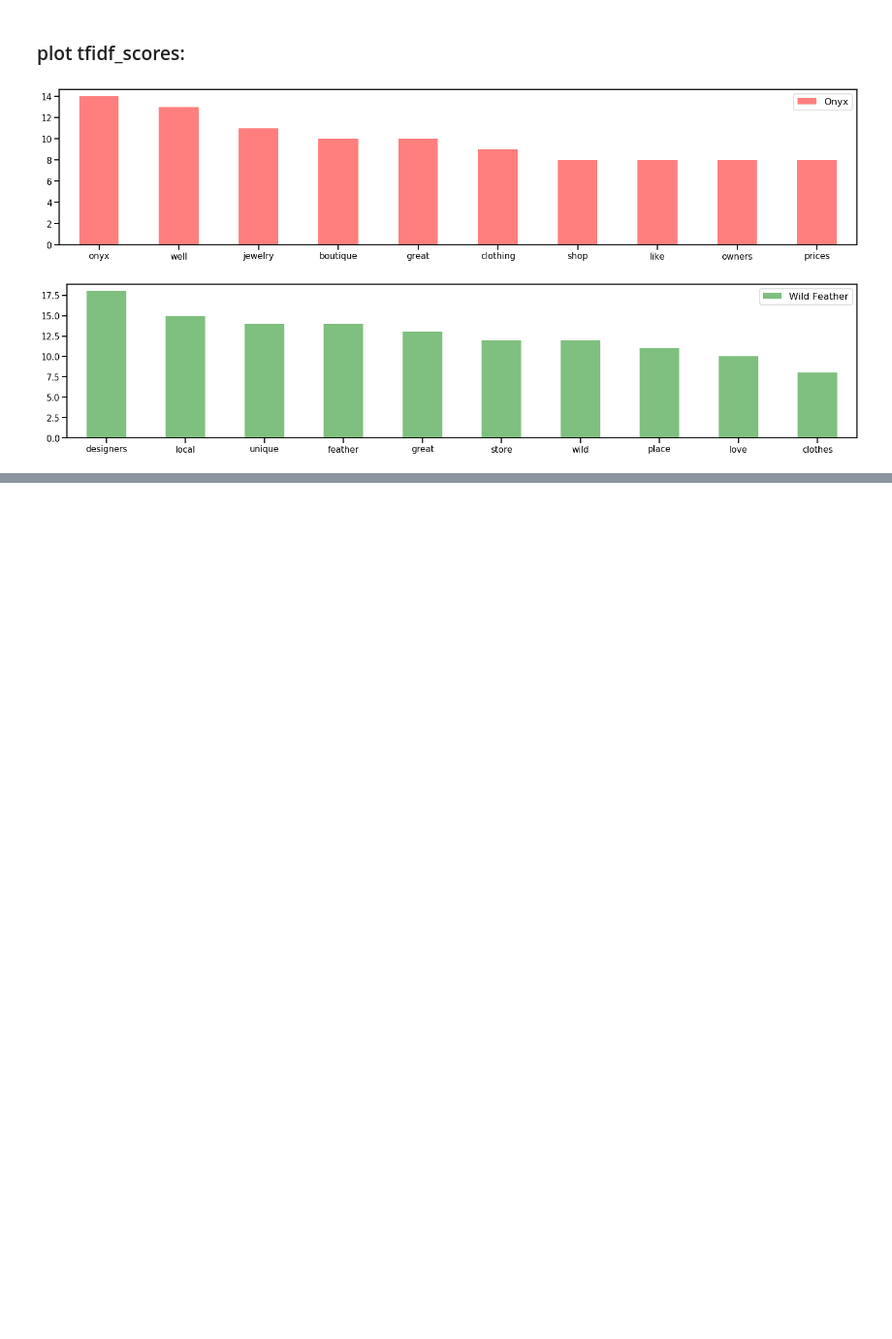
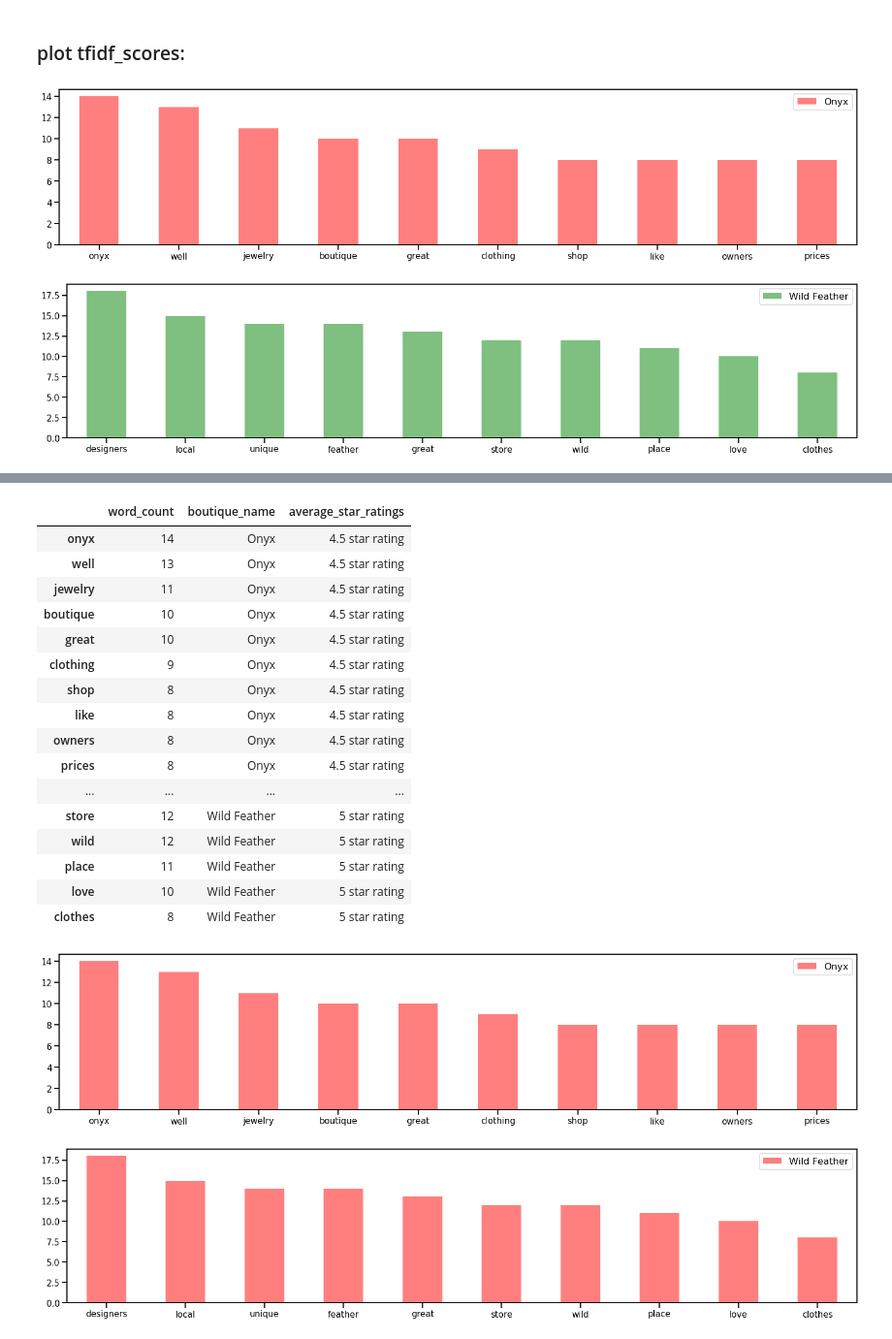
Before and after one commit to FarnazG/CodeReviews, a Jupyter notebook: NLP_TFIDF.ipynb, the cells around one changed output, grey strips where cells are left out. Shown: that part at 97% size. Cells and saved outputs as stored; diff of their text form; code cells hidden in the pictures; blank space fills up the shorter version.

Commit message:
Get word count

```diff
--- a/NLP_TFIDF.ipynb
+++ b/NLP_TFIDF.ipynb
@@ -171,0 +181,53 @@ plt.show()
+# %%
+def get_word_count(boutique_list):
+    scores = []
+    for boutique in boutique_list:
+        boutique_df = boutique_reviews[boutique_reviews.boutique_names == boutique]
+        agg_function = {"number_reviews":lambda x: x.mean(), "reviews": lambda x:list(x),
+                        "review_dates":lambda x:list(x), "review_ratings":lambda x:list(x)}
+        boutique_df = boutique_df.groupby("boutique_names").aggregate(agg_function)
+        reviews = boutique_df.reviews.to_string()
+        reviews = reviews.replace(reviews, clean_review_tfidf(reviews))
+        reviews = [reviews]
+        #print(reviews)
+        vectorizer = CountVectorizer()
+        #vectorizer = TfidfVectorizer()
+        doc = vectorizer.fit_transform(reviews)
+        df = pd.DataFrame(doc.T.todense(), index=vectorizer.get_feature_names(),columns=["word_count"])
+        df["boutique_name"] = boutique
+        dd = boutique_info.loc[boutique_info["boutique_name"] == boutique,["rating"]]
+        df["average_star_ratings"] = dd["rating"].to_list()[0]
+        df.sort_values(by=["word_count"], ascending=False, inplace=True)
+        df_boutique = df.head(10)
+        scores.append(df_boutique)
+
+        # visualize the word_count bar plot
+        ax=df_boutique.iloc[0:10].plot.bar(rot=0, fontsize=15,alpha = 0.5, color = 'r')
+        ax.legend([boutique])
+
+    return pd.concat(scores)
+# %%
+pd.options.display.max_colwidth = 11000
+boutique_list = ["Onyx", "Wild Feather"]
+dc = get_word_count(boutique_list)
+dc
+# %% [output]
+|  | word_count | boutique_name | average_star_ratings |
+| onyx | 14 | Onyx | 4.5 star rating |
+| well | 13 | Onyx | 4.5 star rating |
+| jewelry | 11 | Onyx | 4.5 star rating |
+| boutique | 10 | Onyx | 4.5 star rating |
+| great | 10 | Onyx | 4.5 star rating |
+| clothing | 9 | Onyx | 4.5 star rating |
+| shop | 8 | Onyx | 4.5 star rating |
+| like | 8 | Onyx | 4.5 star rating |
+| owners | 8 | Onyx | 4.5 star rating |
+| prices | 8 | Onyx | 4.5 star rating |
+| ... | ... | ... | ... |
+| store | 12 | Wild Feather | 5 star rating |
+| wild | 12 | Wild Feather | 5 star rating |
+| place | 11 | Wild Feather | 5 star rating |
+| love | 10 | Wild Feather | 5 star rating |
+| clothes | 8 | Wild Feather | 5 star rating |
+[figure, added]
+[figure, added]
```
Also changed, not shown: parts of 2 cells of this notebook.
